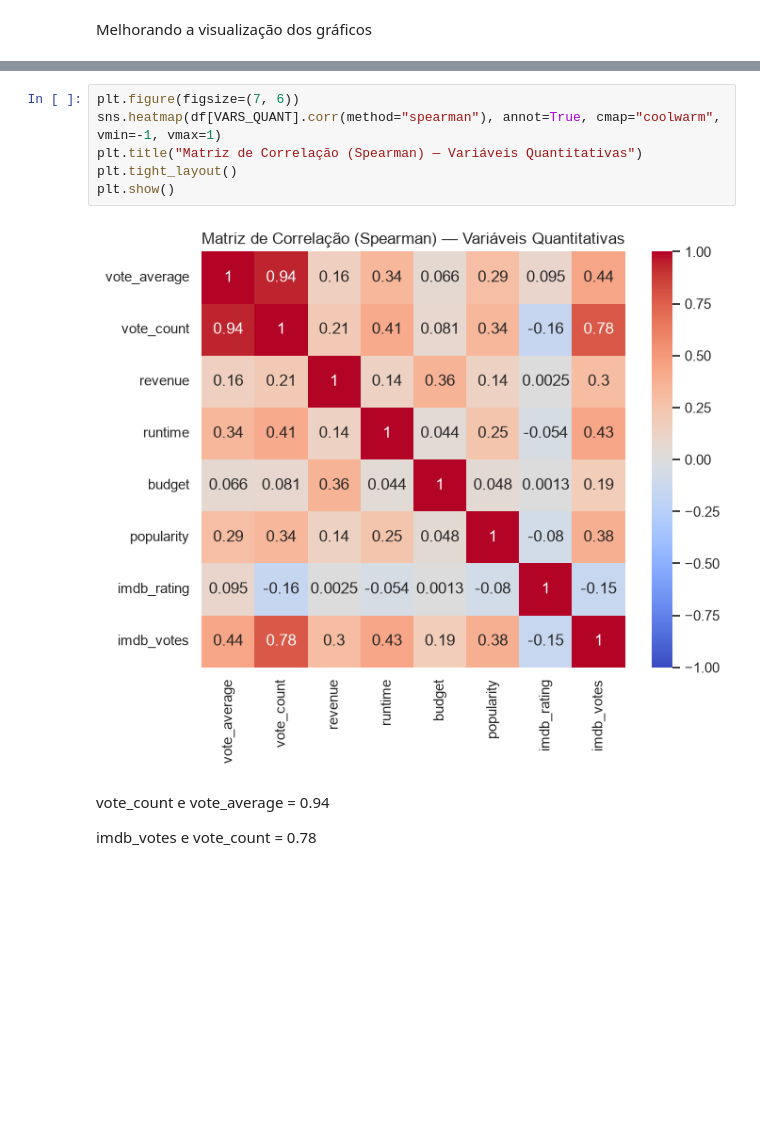
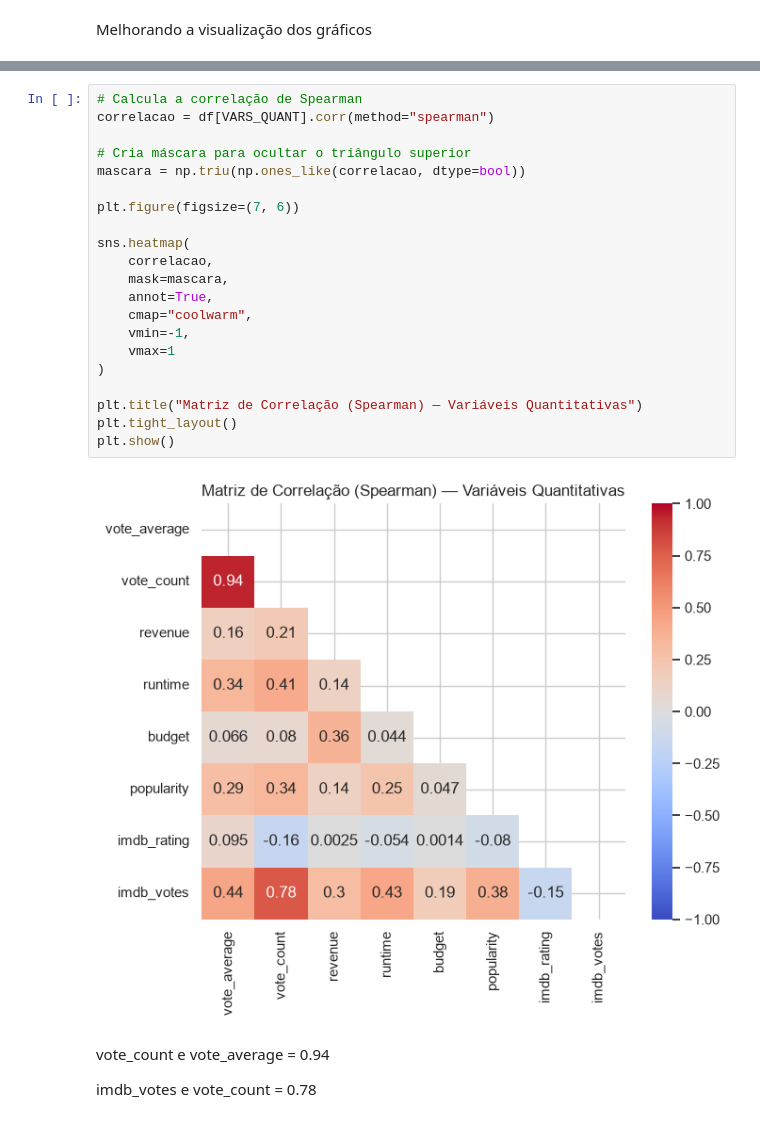
Before and after one commit to gabrielvictalino/Grafos-e-AVD, a Jupyter notebook: notebooks/projeto.ipynb, the cells around one changed output, grey strips where cells are left out. Drawn from its saved outputs; the diff is of its cells as text; blank space fills up the shorter version.

```diff
--- a/notebooks/projeto.ipynb
+++ b/notebooks/projeto.ipynb
@@ -384,13 +363,28 @@ NC-17                  673     0.007
 TVMA                     1     0.000
 Unrated                  1     0.000
 # %%
+# Calcula a correlação de Spearman
+correlacao = df[VARS_QUANT].corr(method="spearman")
+
+# Cria máscara para ocultar o triângulo superior
+mascara = np.triu(np.ones_like(correlacao, dtype=bool))
+
 plt.figure(figsize=(7, 6))
-sns.heatmap(df[VARS_QUANT].corr(method="spearman"), annot=True, cmap="coolwarm", vmin=-1, vmax=1)
+
+sns.heatmap(
+    correlacao,
+    mask=mascara,
+    annot=True,
+    cmap="coolwarm",
+    vmin=-1,
+    vmax=1
+)
+
 plt.title("Matriz de Correlação (Spearman) — Variáveis Quantitativas")
 plt.tight_layout()
 plt.show()
 # %% [output]
-[figure, old version]
+[figure, new version]
 # %% [markdown]
 vote_count e vote_average = 0.94
 
```
Also changed, not shown: parts of 14 cells of this notebook, 2 other files.
